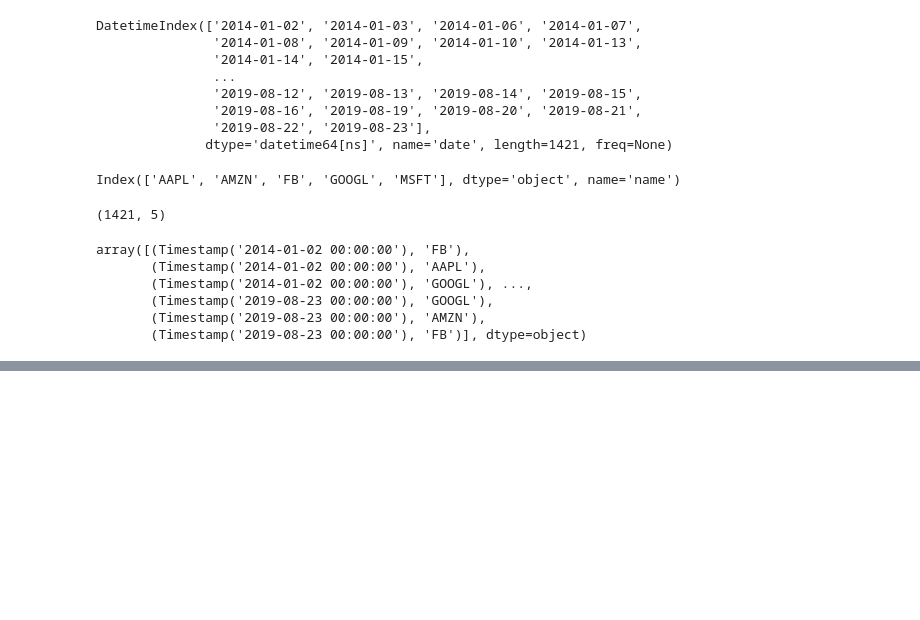
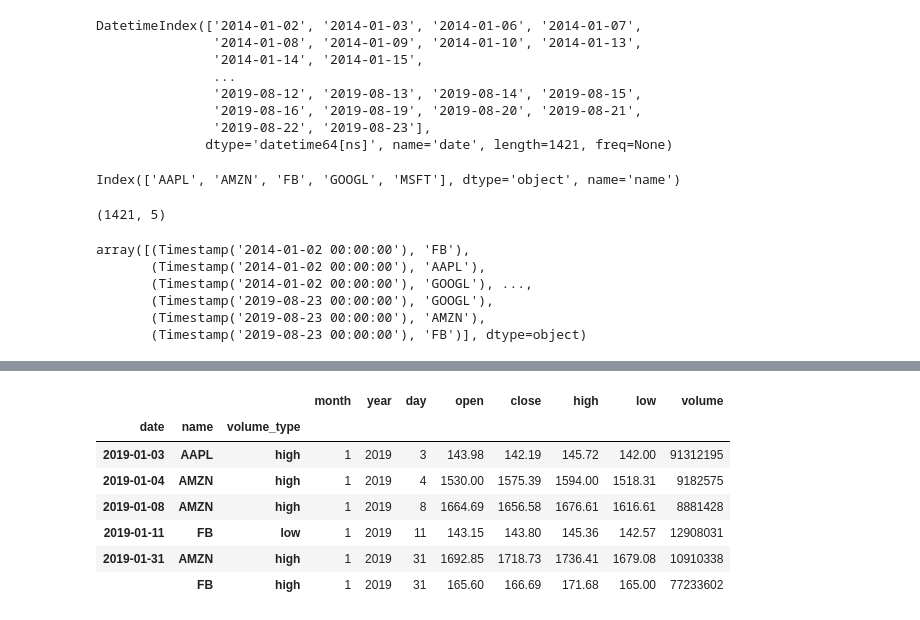
Before and after one commit to Narula901/Python-Library, a Jupyter notebook: Pandas/Practice Problems/Practice Problem - Going MultiDimensional - 2.ipynb, the cells around one changed output, grey strips where cells are left out. Cells and saved outputs as stored; diff of their text form; code cells hidden in the pictures; blank space fills up the shorter version.

```diff
--- a/Pandas/Practice Problems/Practice Problem - Going MultiDimensional - 2.ipynb
+++ b/Pandas/Practice Problems/Practice Problem - Going MultiDimensional - 2.ipynb
@@ -308,0 +394,11 @@ array([(Timestamp('2014-01-02 00:00:00'), 'FB'),
+# %%
+tech_3level.loc[(slice('2019-01-01', '2019-01-31'), slice(None), ['high' ,'low']), :]
+# %% [output]
+|  |  |  | month | year | day | open | close | high | low | volume |
+| date | name | volume_type |  |  |  |  |  |  |  |  |
+| 2019-01-03 | AAPL | high | 1 | 2019 | 3 | 143.98 | 142.19 | 145.72 | 142.00 | 91312195 |
+| 2019-01-04 | AMZN | high | 1 | 2019 | 4 | 1530.00 | 1575.39 | 1594.00 | 1518.31 | 9182575 |
+| 2019-01-08 | AMZN | high | 1 | 2019 | 8 | 1664.69 | 1656.58 | 1676.61 | 1616.61 | 8881428 |
+| 2019-01-11 | FB | low | 1 | 2019 | 11 | 143.15 | 143.80 | 145.36 | 142.57 | 12908031 |
+| 2019-01-31 | AMZN | high | 1 | 2019 | 31 | 1692.85 | 1718.73 | 1736.41 | 1679.08 | 10910338 |
+|  | FB | high | 1 | 2019 | 31 | 165.60 | 166.69 | 171.68 | 165.00 | 77233602 |
```
Also changed, not shown: parts of 13 cells of this notebook.
